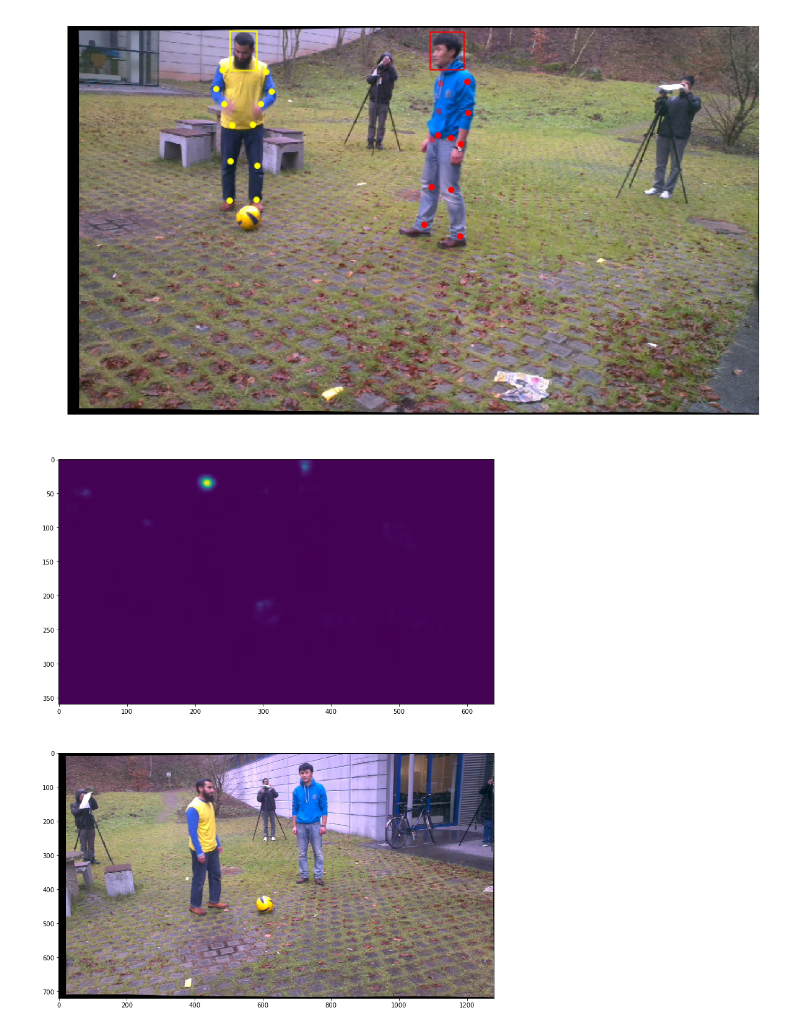
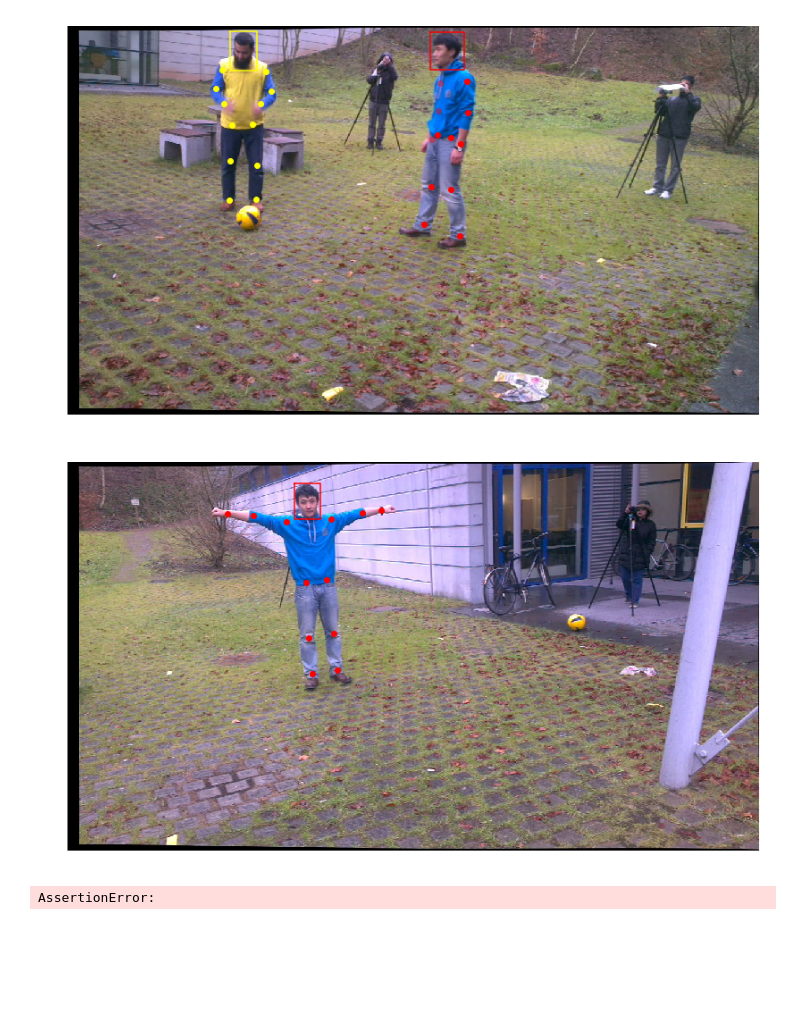
Before and after one commit to jutanke/pak, a Jupyter notebook: samples/MARCOnI.ipynb, the cells around one changed output. Drawn from its saved outputs; the diff is of its cells as text; code cells hidden in the pictures; blank space fills up the shorter version.

Commit message:
wip: marconi

```diff
--- a/samples/MARCOnI.ipynb
+++ b/samples/MARCOnI.ipynb
@@ -74,13 +73,57 @@ plt.axis('off')
 plt.show()
 # %% [output]
 [figure]
-# %%
-a = CNN[0,0,:,:,0]
-im = X[0,0]
-fig = plt.figure(figsize=(16,16))
-
-fig.add_subplot(211).imshow(a)
-fig.add_subplot(212).imshow(im)
-plt.show()
-# %% [output]
-[figure, removed]
+# %%
+X, CNN, Annotations = marconi['Kickbox']
+
+camera = 0
+frame = 0
+
+fig = plt.figure(figsize=(16,8))
+ax = fig.add_subplot(111)
+
+im = X[camera,frame]
+ax.imshow(im)
+
+Annotations_for_cam = Annotations[camera]
+Annot_on_frame_cam = Annotations_for_cam[frame]
+
+COLORS = ['red', 'yellow']
+
+for i, ((tl, br), joints) in enumerate(Annot_on_frame_cam):
+    head_x, head_y = utils.tl_br_to_plt_plot(tl[1], tl[0], br[1], br[0])
+    ax.plot(head_x, head_y, color=COLORS[i])
+    for jx, jy, visible in joints:
+        plt.scatter(jx, jy, color=COLORS[i], alpha=1 if visible == 1 else 0.4)
+
+plt.axis('off')
+plt.show()
+# %% [output]
+[figure, added]
+# %%
+X, CNN, Annotations = marconi['SBoard']
+
+camera = 0
+frame = 0
+
+fig = plt.figure(figsize=(16,8))
+ax = fig.add_subplot(111)
+
+im = X[camera,frame]
+ax.imshow(im)
+
+Annotations_for_cam = Annotations[camera]
+Annot_on_frame_cam = Annotations_for_cam[frame]
+
+COLORS = ['red', 'yellow']
+
+for i, ((tl, br), joints) in enumerate(Annot_on_frame_cam):
+    head_x, head_y = utils.tl_br_to_plt_plot(tl[1], tl[0], br[1], br[0])
+    ax.plot(head_x, head_y, color=COLORS[i])
+    for jx, jy, visible in joints:
+        plt.scatter(jx, jy, color=COLORS[i], alpha=1 if visible == 1 else 0.4)
+
+plt.axis('off')
+plt.show()
+# %% [output]
+AssertionError:
```
Also changed, not shown: parts of 3 cells of this notebook, 3 other files.
